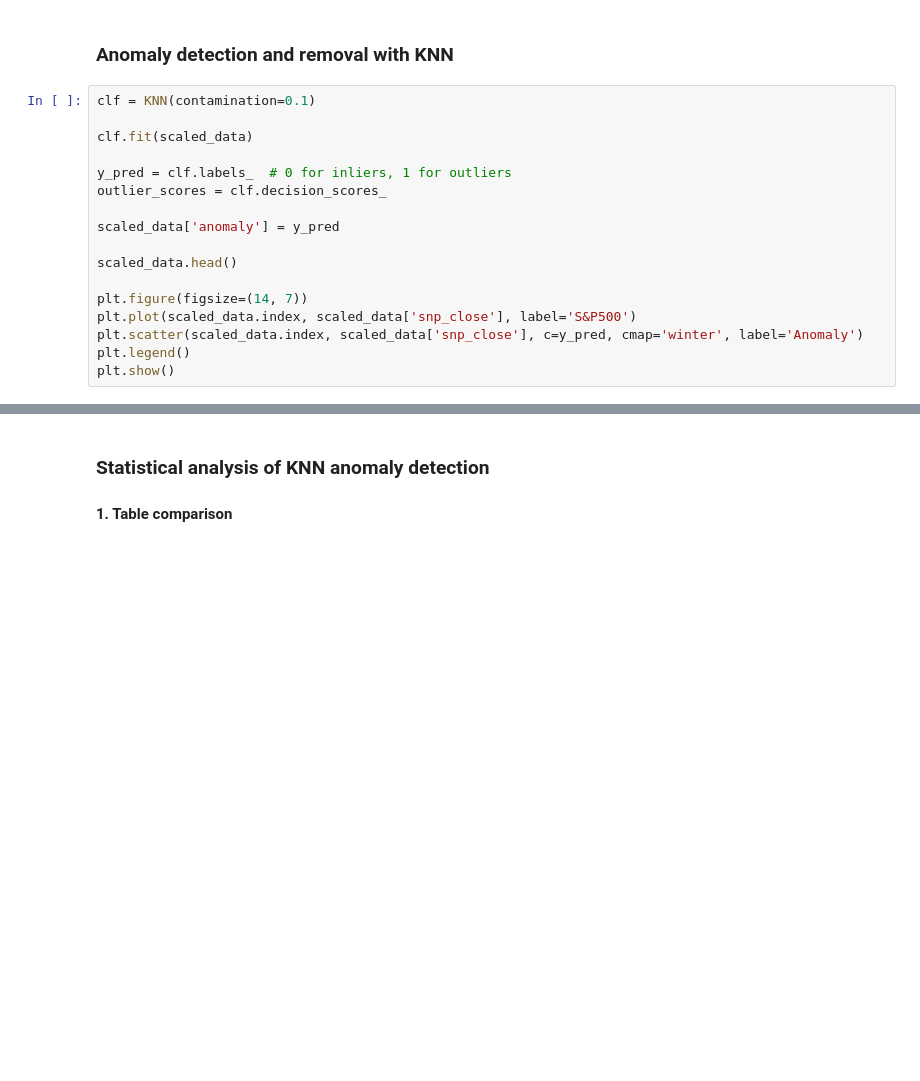
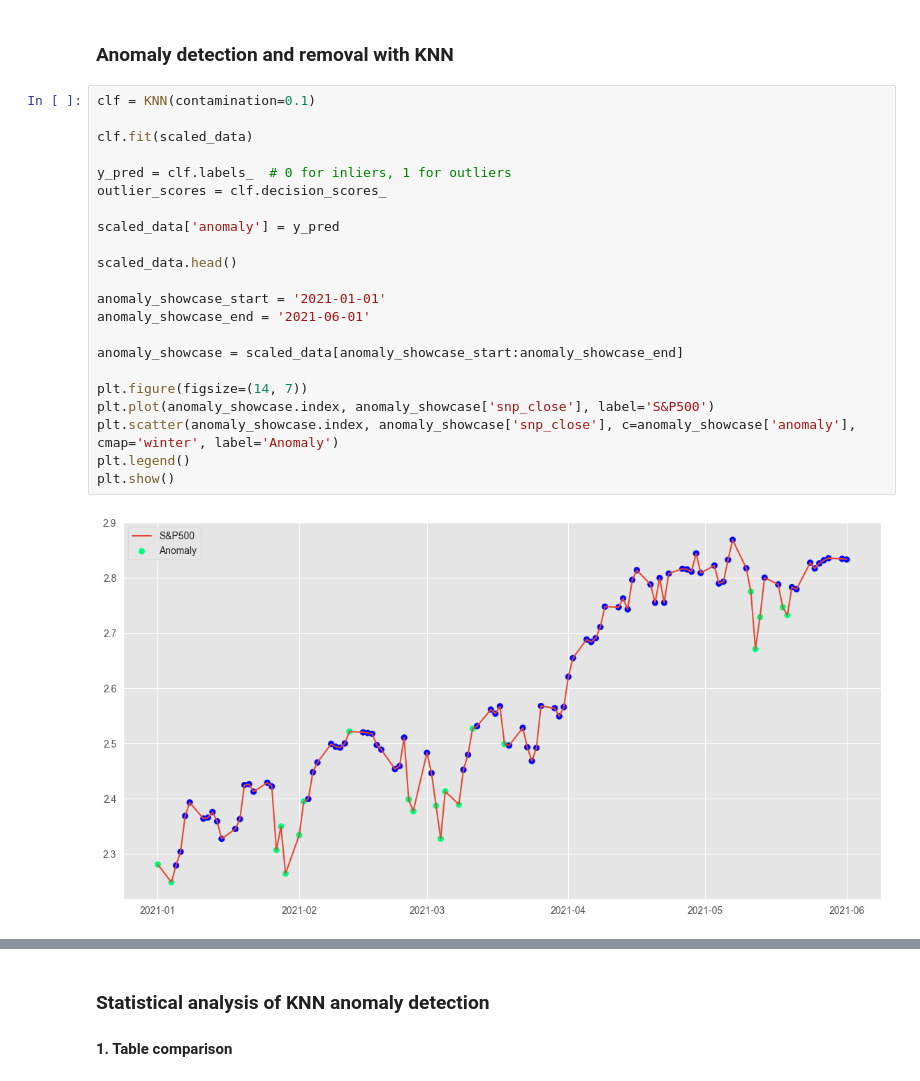
Before and after one commit to eddienubes/datascience-for-ek, a Jupyter notebook: project2/analysis.ipynb, the cells around one changed output, grey strips where cells are left out. Cells and saved outputs as stored; diff of their text form; blank space fills up the shorter version.

```diff
--- a/project2/analysis.ipynb
+++ b/project2/analysis.ipynb
@@ -70,18 +79,25 @@ scaled_data.head()
 # %%
 clf = KNN(contamination=0.1)
 
 clf.fit(scaled_data)
 
 y_pred = clf.labels_  # 0 for inliers, 1 for outliers
 outlier_scores = clf.decision_scores_
 
 scaled_data['anomaly'] = y_pred
 
 scaled_data.head()
 
+anomaly_showcase_start = '2021-01-01'
+anomaly_showcase_end = '2021-06-01'
+
+anomaly_showcase = scaled_data[anomaly_showcase_start:anomaly_showcase_end]
+
 plt.figure(figsize=(14, 7))
-plt.plot(scaled_data.index, scaled_data['snp_close'], label='S&P500')
-plt.scatter(scaled_data.index, scaled_data['snp_close'], c=y_pred, cmap='winter', label='Anomaly')
+plt.plot(anomaly_showcase.index, anomaly_showcase['snp_close'], label='S&P500')
+plt.scatter(anomaly_showcase.index, anomaly_showcase['snp_close'], c=anomaly_showcase['anomaly'], cmap='winter', label='Anomaly')
 plt.legend()
 plt.show()
+# %% [output]
+[figure, added]
 # %%
```
Also changed, not shown: parts of 11 cells of this notebook.
